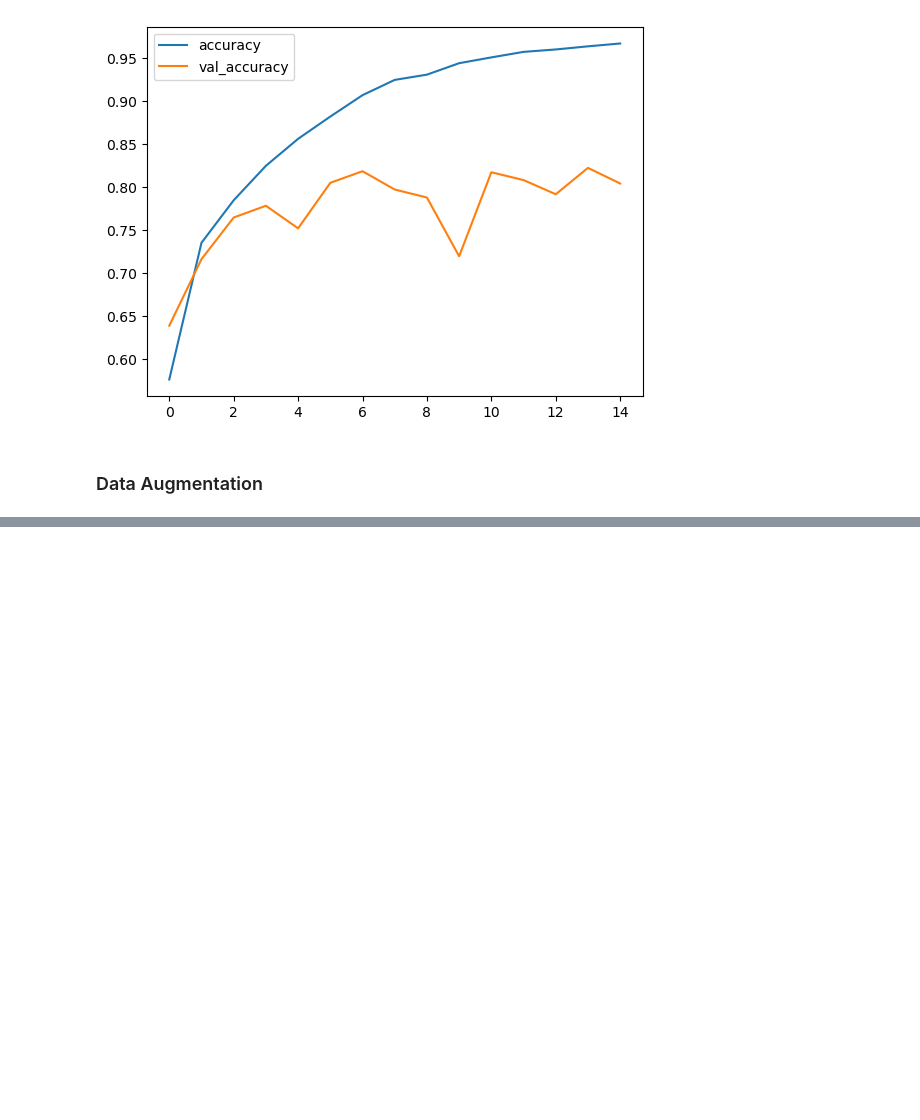
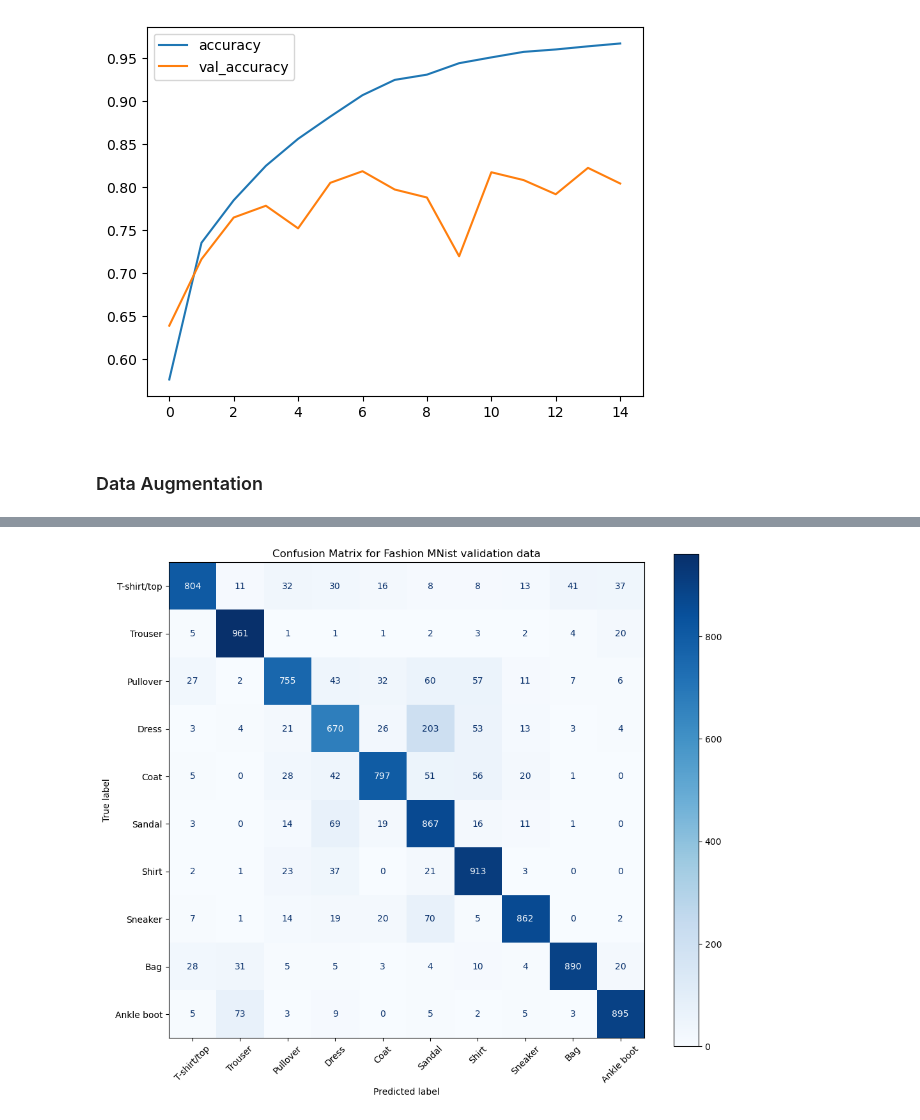
Before and after one commit to AIwithLucas/Deep-Learning, a Jupyter notebook: 3_Convolutional-Neural-Networks/Cifar10_Color_CNN.ipynb, the cells around one changed output, grey strips where cells are left out. Drawn from its saved outputs; the diff is of its cells as text; code cells hidden in the pictures; blank space fills up the shorter version.

```diff
--- a/3_Convolutional-Neural-Networks/Cifar10_Color_CNN.ipynb
+++ b/3_Convolutional-Neural-Networks/Cifar10_Color_CNN.ipynb
@@ -276,0 +303,15 @@ Epoch 3/15
+# %%
+y_pred = model.predict(x_test)
+y_pred_classes = np.argmax(y_pred, axis=1) # convert probabilities to classes
+
+conf_matrix = confusion_matrix(y_test, y_pred_classes, labels=range(K))
+class_labels = ['T-shirt/top', 'Trouser', 'Pullover', 'Dress', 'Coat',
+                'Sandal', 'Shirt', 'Sneaker', 'Bag', 'Ankle boot']
+
+fig, ax = plt.subplots(figsize=(12, 10))
+disp = ConfusionMatrixDisplay(confusion_matrix=conf_matrix, display_labels=class_labels)
+disp.plot(ax=ax, cmap=plt.cm.Blues)
+plt.title("Confusion Matrix for Fashion MNist validation data")
+plt.xticks(rotation=45)
+plt.show()
+# %% [output]
@@ -276,0 +319 @@ Epoch 3/15
+[figure, added]
```
Also changed, not shown: parts of 4 cells of this notebook.
